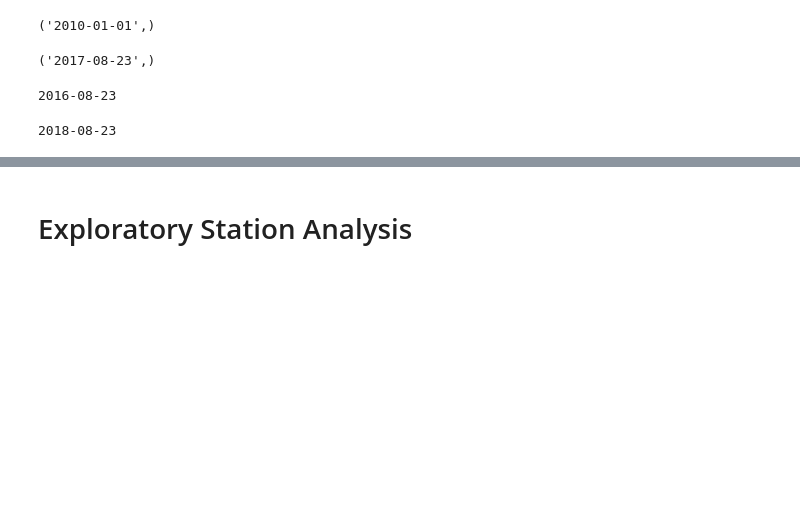
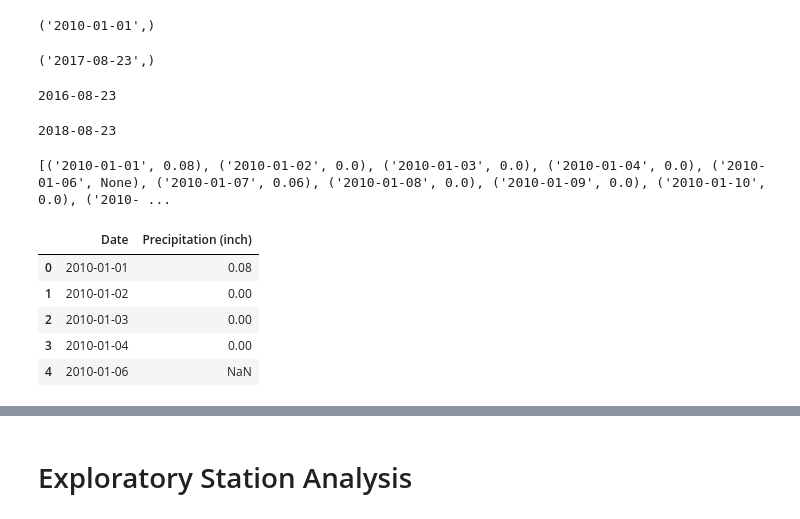
Before and after one commit to JenniferMReyna/sqlalchemy-challenge, a Jupyter notebook: climate.ipynb, the cells around one changed output, grey strips where cells are left out. Saved outputs shown, nothing was run; the diff lists cells and outputs as text; code cells hidden in the pictures; blank space fills up the shorter version.

```diff
--- a/climate.ipynb
+++ b/climate.ipynb
@@ -65,8 +90,26 @@ print(one_year_from_last_date)
 # %% [output]
 2018-08-23
 # %%
-# Perform a query to retrieve the data and precipitation scores
+# Perform a query to retrieve the data (date?) and precipitation scores
+#Unsure what this question is asking for********
+cols = [Measurement.date, Measurement.prcp]
+
+precip_scores = session.query(*cols).\
+    filter(Measurement.date).all()
+
+print(precip_scores)
+# %% [output]
+[('2010-01-01', 0.08), ('2010-01-02', 0.0), ('2010-01-03', 0.0), ('2010-01-04', 0.0), ('2010-01-06', None), ('2010-01-07', 0.06), ('2010-01-08', 0.0), ('2010-01-09', 0.0), ('2010-01-10', 0.0), ('2010- ...
 # %%
 # Save the query results as a Pandas DataFrame and set the index to the date column
+precip_table = pd.DataFrame(precip_scores, columns = ['Date', 'Precipitation (inch)'])
+precip_table.head()
+# %% [output]
+|  | Date | Precipitation (inch) |
+| 0 | 2010-01-01 | 0.08 |
+| 1 | 2010-01-02 | 0.00 |
+| 2 | 2010-01-03 | 0.00 |
+| 3 | 2010-01-04 | 0.00 |
+| 4 | 2010-01-06 | NaN |
 # %%
 # Sort the dataframe by date
```
Also changed, not shown: parts of 7 cells of this notebook.
